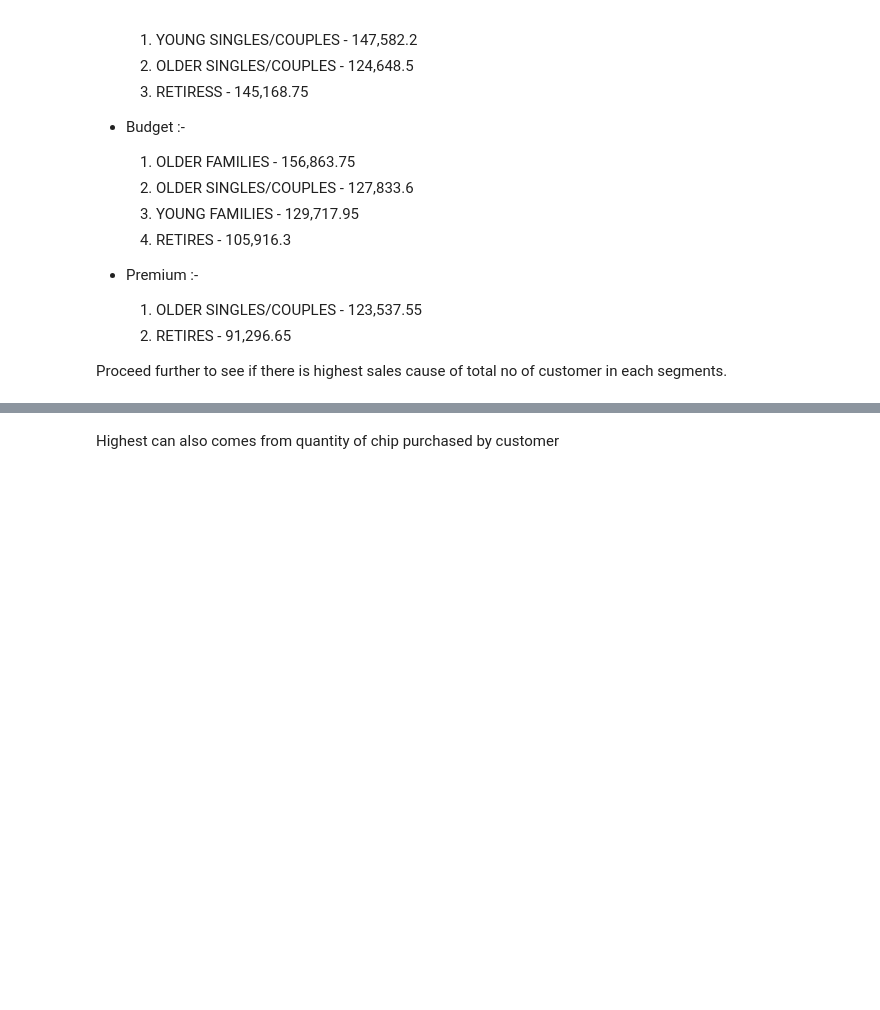
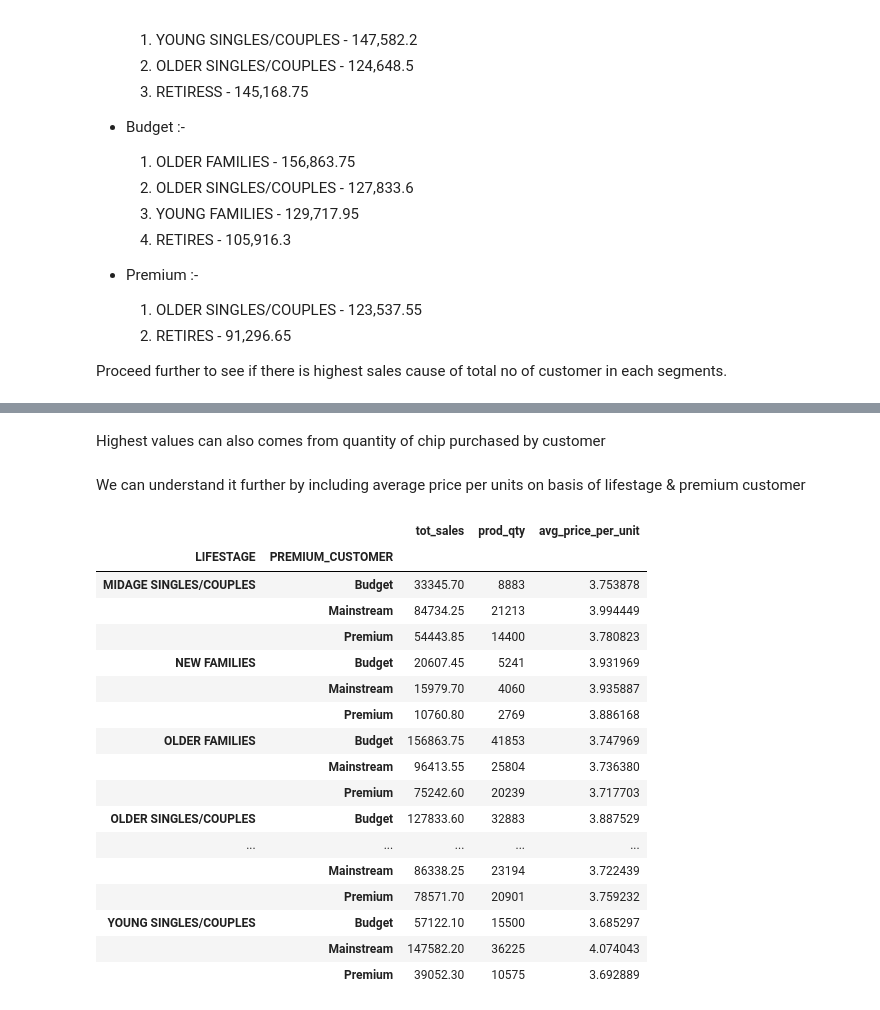
Before and after one commit to Vedant-cloud-ctrl/Quantium, a Jupyter notebook: Quantium_Task_1.ipynb, the cells around one changed output, grey strips where cells are left out. Saved outputs shown, nothing was run; the diff lists cells and outputs as text; code cells hidden in the pictures; blank space fills up the shorter version.

```diff
--- a/Quantium_Task_1.ipynb
+++ b/Quantium_Task_1.ipynb
@@ -606,3 +614,32 @@ fig.show()
 # %% [markdown]
-Highest can also comes from quantity of chip purchased by customer
+Highest values can also comes from quantity of chip purchased by customer
+# %% [markdown]
+We can understand it further by including average price per units on basis of lifestage & premium customer
+# %%
+# Key metrics for avg price per unit on LIFESTAGE & PREIMUM CUSTOMER
+metrics = Data.groupby(["LIFESTAGE", "PREMIUM_CUSTOMER"]).agg(
+    tot_sales=("TOT_SALES", "sum"),
+    prod_qty=("PROD_QTY", "sum")
+)
+metrics["avg_price_per_unit"] = metrics["tot_sales"] / metrics["prod_qty"]
+metrics
+# %% [output]
+|  |  | tot_sales | prod_qty | avg_price_per_unit |
+| LIFESTAGE | PREMIUM_CUSTOMER |  |  |  |
+| MIDAGE SINGLES/COUPLES | Budget | 33345.70 | 8883 | 3.753878 |
+|  | Mainstream | 84734.25 | 21213 | 3.994449 |
+|  | Premium | 54443.85 | 14400 | 3.780823 |
+| NEW FAMILIES | Budget | 20607.45 | 5241 | 3.931969 |
+|  | Mainstream | 15979.70 | 4060 | 3.935887 |
+|  | Premium | 10760.80 | 2769 | 3.886168 |
+| OLDER FAMILIES | Budget | 156863.75 | 41853 | 3.747969 |
+|  | Mainstream | 96413.55 | 25804 | 3.736380 |
+|  | Premium | 75242.60 | 20239 | 3.717703 |
+| OLDER SINGLES/COUPLES | Budget | 127833.60 | 32883 | 3.887529 |
+| ... | ... | ... | ... | ... |
+|  | Mainstream | 86338.25 | 23194 | 3.722439 |
+|  | Premium | 78571.70 | 20901 | 3.759232 |
+| YOUNG SINGLES/COUPLES | Budget | 57122.10 | 15500 | 3.685297 |
+|  | Mainstream | 147582.20 | 36225 | 4.074043 |
+|  | Premium | 39052.30 | 10575 | 3.692889 |
 # %%
```
Also changed, not shown: parts of 13 cells of this notebook.
